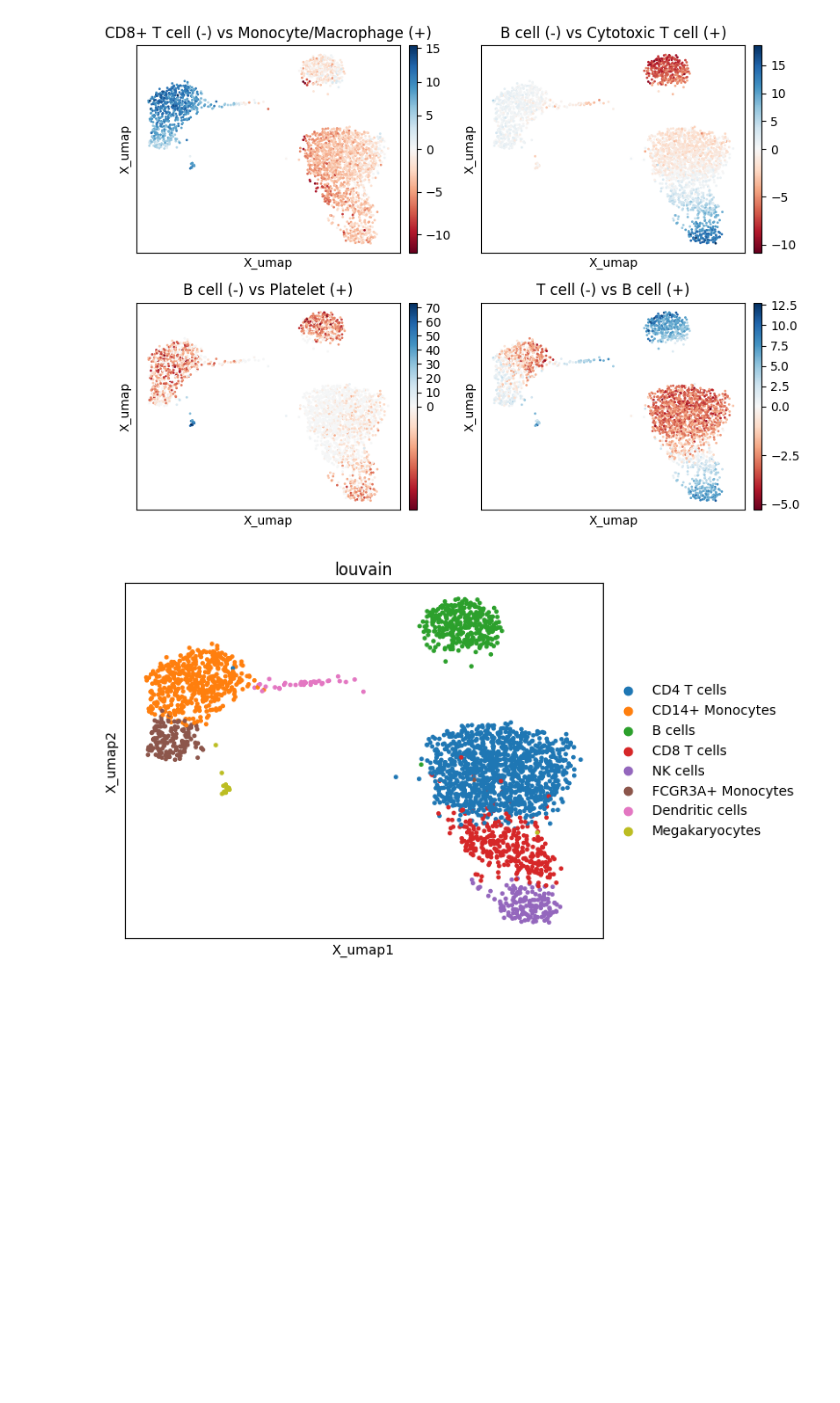
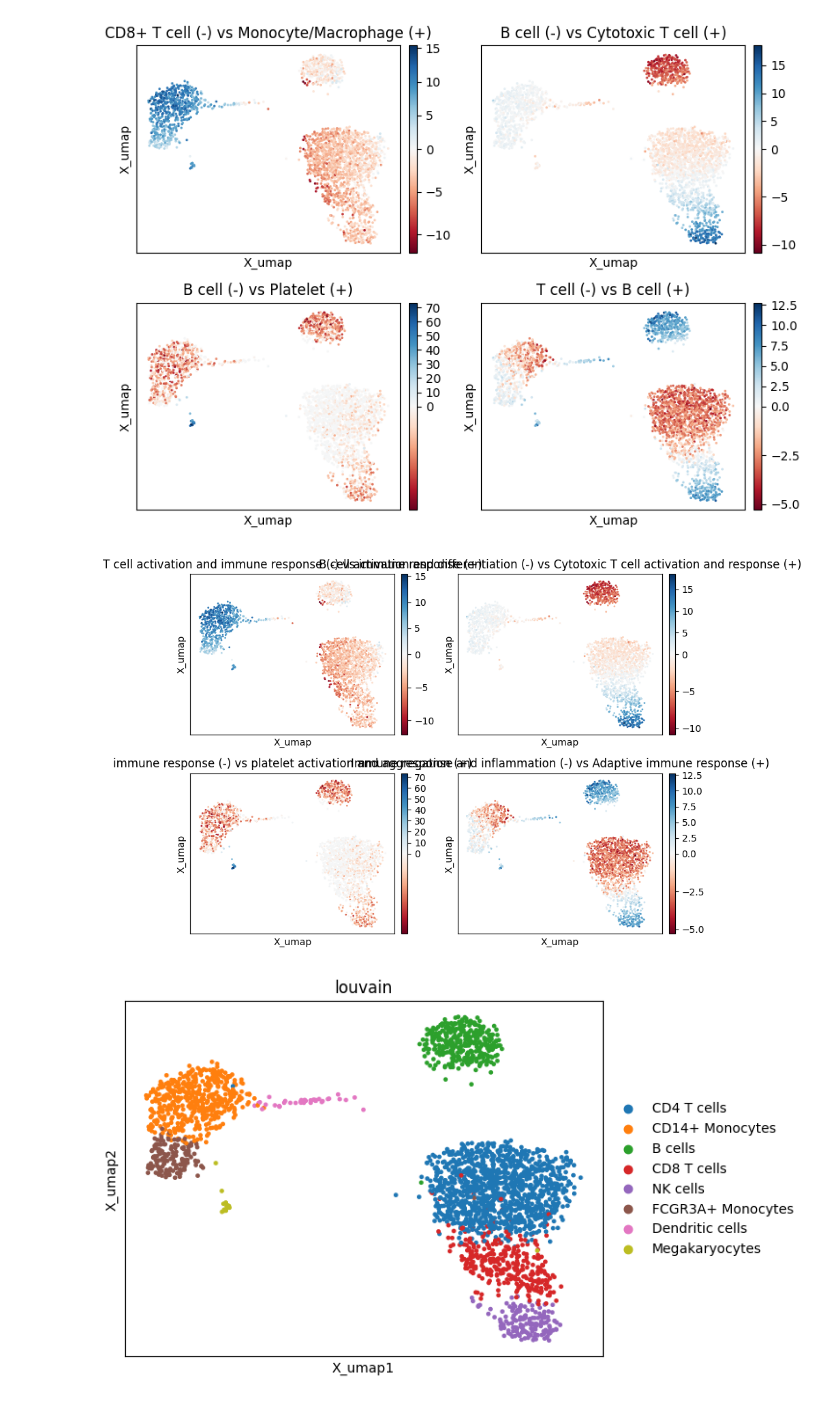
Before and after one commit to sagar87/scllm, a Jupyter notebook: docs/notebooks/factor_analysis.ipynb, the cells around one changed output. Cells and saved outputs as stored; diff of their text form; code cells hidden in the pictures; blank space fills up the shorter version.

```diff
--- a/docs/notebooks/factor_analysis.ipynb
+++ b/docs/notebooks/factor_analysis.ipynb
@@ -52,3 +44,15 @@ plt.tight_layout()
+# %%
+_ = sl.pl.factor_embedding(
+    pbmc,
+    'pca',
+    factors=['0', '1', '2', '3'],
+    basis='X_umap',
+    annotation='biological_process',
+    ncols=2
+    )
+plt.tight_layout()
+# %% [output]
+[figure, added]
 # %%
 sc.pl.embedding(pbmc, 'X_umap', color='louvain')
 # %% [output]
```
Also changed, not shown: parts of 8 cells of this notebook, 6 other files.
